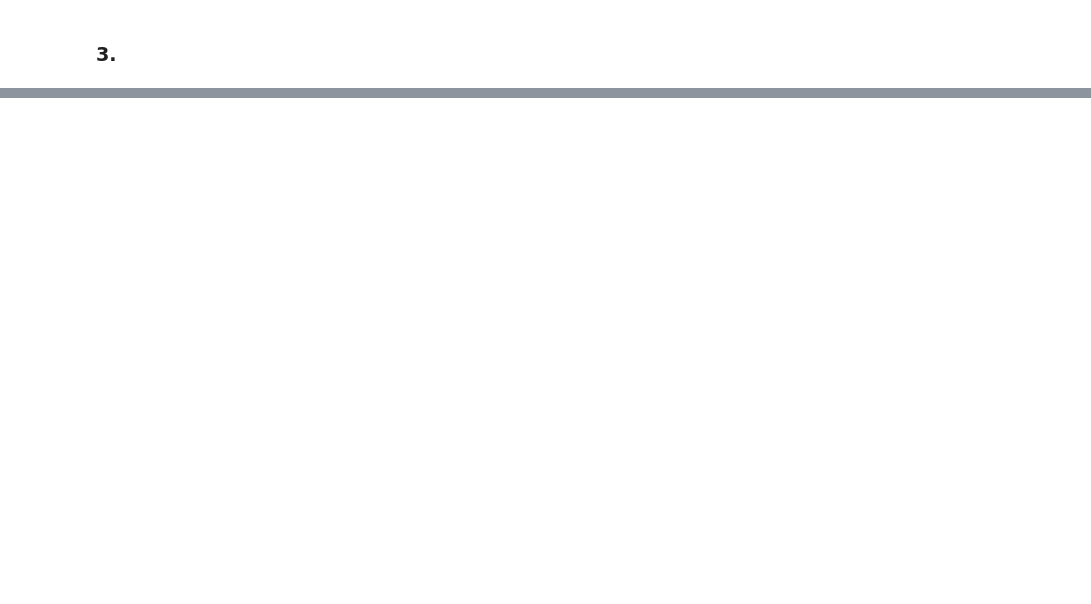
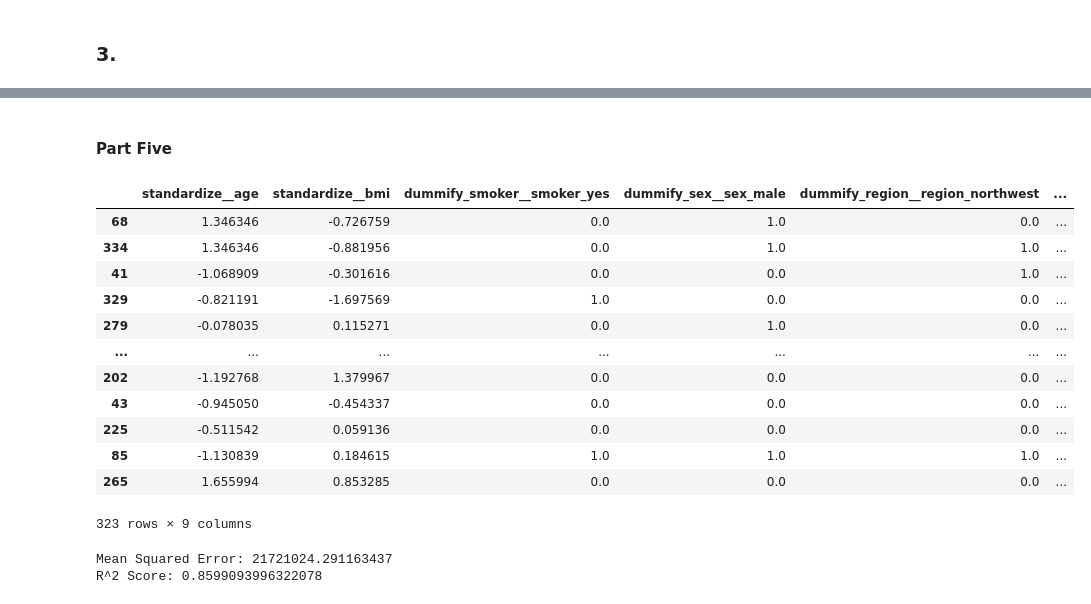
Before and after one commit to Evanjm22/Lab-5, a Jupyter notebook: Lab 5.ipynb, the cells around one changed output, grey strips where cells are left out. Saved outputs shown, nothing was run; the diff lists cells and outputs as text; code cells hidden in the pictures; blank space fills up the shorter version.

```diff
--- a/Lab 5.ipynb
+++ b/Lab 5.ipynb
@@ -106,0 +266,16 @@ The BMI vs charges is harder to interperet, for part of the data there is a clea
+# %%
+def square_age(X):
+    return X ** 2
+ctr5 = ColumnTransformer(
+    transformers=[
+        ("age_bmi", StandardScaler(), ["age"]),
+        ("age_squared", FunctionTransformer(square_age, validate=False), ["age"]),
+    ],
+    remainder="drop"
+).set_output(transform = "pandas")
+
+lr_pipeline5 = Pipeline(
+    [("preprocessing", ctr5),
+     ("lr", LinearRegression())]
+)
+#lr_pipeline2
@@ -106,0 +640,58 @@ The BMI vs charges is harder to interperet, for part of the data there is a clea
+# %% [markdown]
+#### Part Five
+# %%
+ct_dummiesF = ColumnTransformer(
+    transformers=[
+        ("standardize", StandardScaler(), ["age", "bmi"]),
+        ("dummify_smoker", OneHotEncoder(drop='first', sparse_output=False), ["smoker"]),
+        ("dummify_sex", OneHotEncoder(drop='first', sparse_output=False), ["sex"]),
+        ("dummify_region", OneHotEncoder(drop='first', sparse_output=False), ["region"]),
+        ("age_squared", FunctionTransformer(square_age, validate=False), ["age"]),
+        ("bmi_squared", FunctionTransformer(square_age, validate=False), ["bmi"])
+    ],
+    remainder="drop"
+).set_output(transform="pandas")
+
+ct_interF = ColumnTransformer(
+    transformers=[
+        ("interaction_age_smoker", PolynomialFeatures(interaction_only=True, include_bias=False), ["standardize__age", "dummify_smoker__smoker_yes"]),
+        ("interaction_bmi_smoker", PolynomialFeatures(interaction_only=True, include_bias=False), ["standardize__bmi", "dummify_smoker__smoker_yes"]),
+        ("interaction_bmi", PolynomialFeatures(interaction_only=True, include_bias=False), ["standardize__bmi", "standardize__age"]),
+        ("passthrough", "passthrough", ["standardize__age", "standardize__bmi", "dummify_sex__sex_male", "dummify_smoker__smoker_yes", "age_squared__age", "bmi_squared__bmi"])
+    ],
+    remainder="drop"
+).set_output(transform="pandas")
+
+
+lr_pipelineF = Pipeline([
+    ("dummify", ct_dummiesF),
+    ("interactions", ct_interF),
+    ("model", LinearRegression())
+])
+#X_train_dummified = ct_dummiesF.fit_transform(X_train)
+#X_train_dummified
+# %% [output]
+|  | standardize__age | standardize__bmi | dummify_smoker__smoker_yes | dummify_sex__sex_male | dummify_region__region_northwest | ... |
+| 68 | 1.346346 | -0.726759 | 0.0 | 1.0 | 0.0 | ... |
+| 334 | 1.346346 | -0.881956 | 0.0 | 1.0 | 1.0 | ... |
+| 41 | -1.068909 | -0.301616 | 0.0 | 0.0 | 1.0 | ... |
+| 329 | -0.821191 | -1.697569 | 1.0 | 0.0 | 0.0 | ... |
+| 279 | -0.078035 | 0.115271 | 0.0 | 1.0 | 0.0 | ... |
+| ... | ... | ... | ... | ... | ... | ... |
+| 202 | -1.192768 | 1.379967 | 0.0 | 0.0 | 0.0 | ... |
+| 43 | -0.945050 | -0.454337 | 0.0 | 0.0 | 0.0 | ... |
+| 225 | -0.511542 | 0.059136 | 0.0 | 0.0 | 0.0 | ... |
+| 85 | -1.130839 | 0.184615 | 1.0 | 1.0 | 1.0 | ... |
+| 265 | 1.655994 | 0.853285 | 0.0 | 0.0 | 0.0 | ... |
+323 rows × 9 columns
+# %%
+lr_fitNF = lr_pipelineF.fit(X_trainN, y_trainN)
+y_pred_lrTNF = lr_fitNF.predict(X_testN)
+
+msetestNF = mean_squared_error(y_testN, y_pred_lrTNF)
+R2testNF = r2_score(y_testN, y_pred_lrTNF)
+print("Mean Squared Error:", msetestNF)
+print("R^2 Score:", R2testNF)
+# %% [output]
+Mean Squared Error: 21721024.291163437
+R^2 Score: 0.8599093996322078
```
Also changed, not shown: parts of 73 cells of this notebook, 1 other file.
